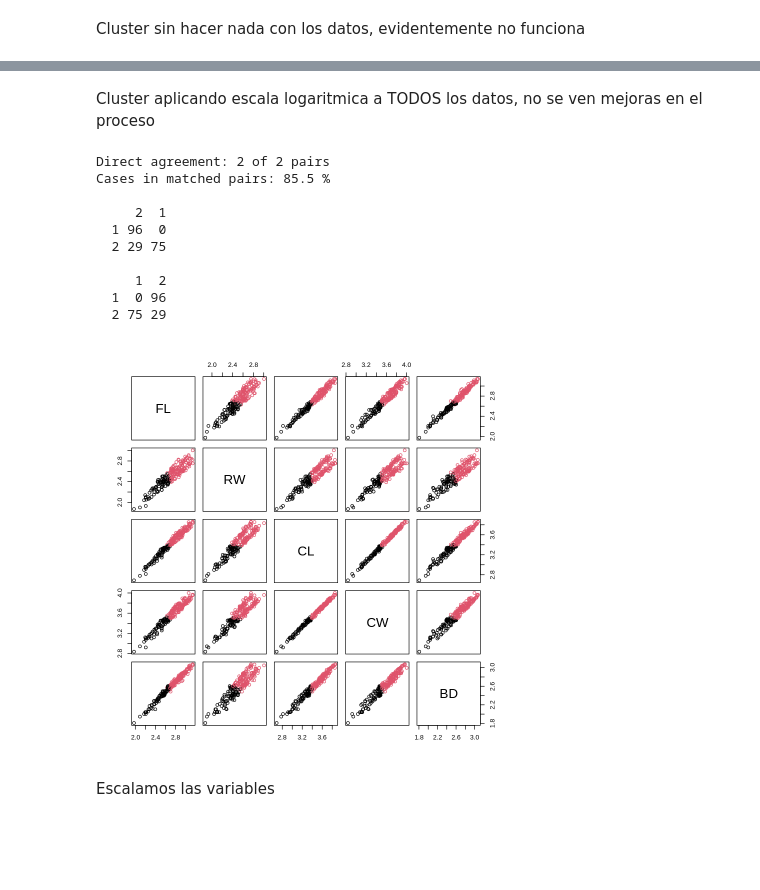
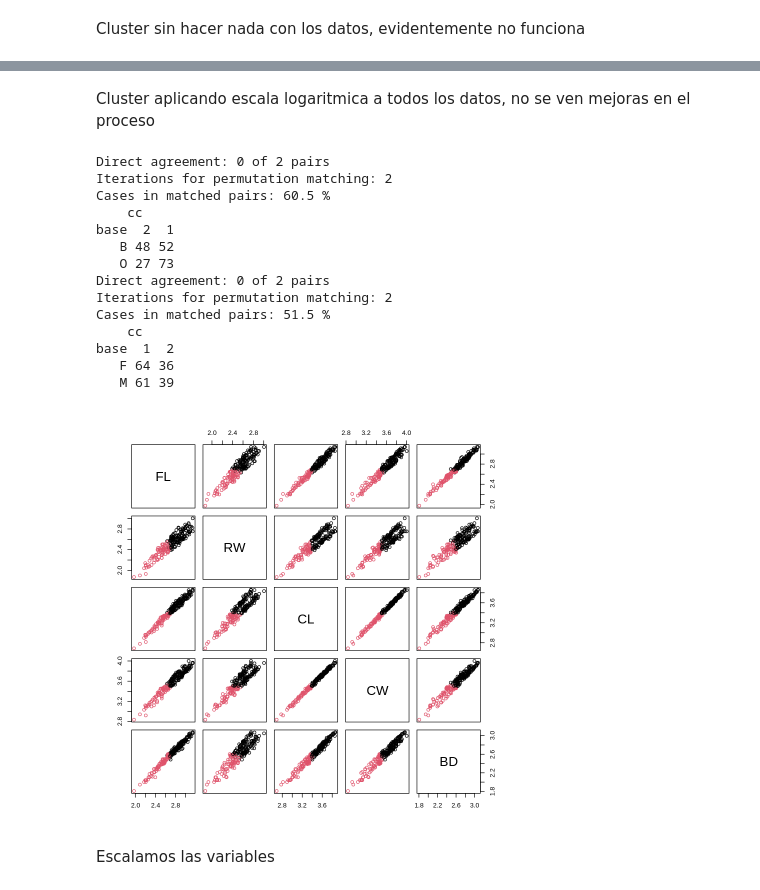
Before and after one commit to AgustinGurvich/TMD, a Jupyter notebook: TMD_TP3.ipynb, the cells around one changed output, grey strips where cells are left out. Drawn from its saved outputs; the diff is of its cells as text; code cells hidden in the pictures; blank space fills up the shorter version.

```diff
--- a/TMD_TP3.ipynb
+++ b/TMD_TP3.ipynb
@@ -28,15 +26,11 @@ also installing the dependency ‘proxy’
  3rd Qu.:42.00   3rd Qu.:16.60
  Max.   :54.60   Max.   :21.60
 [figure]
+# %%
+check.cluster <- function(base,cc){
+  cont.table <- table(base,cc)
+  class.match <- matchClasses(as.matrix(cont.table),method="exact")
+  print(cont.table[,class.match])
+}
 # %% [markdown]
 Cluster sin hacer nada con los datos, evidentemente no funciona
-# %%
-crabs.vars.kmeans <- kmeans(crabs.vars,cent=2)
-plot(crabs.vars, col = crabs.vars.kmeans$cluster)
-
-check.cluster <- function(cc){
-  cont.table <- table(crabs.vars.kmeans$cluster,cc$cluster)
-  class.match <- matchClasses(as.matrix(cont.table),method="exact")
-  print(cont.table[,class.match])
-  print(cont.table)
-}
@@ -45,22 +57,27 @@ check.cluster <- function(cc){
 # %% [markdown]
-Cluster aplicando escala logaritmica a TODOS los datos, no se ven mejoras en el proceso
+Cluster aplicando escala logaritmica a todos los datos, no se ven mejoras en el proceso
 # %%
 crabs.vars.log <- log(crabs.vars)
 cc <- kmeans(crabs.vars.log,cent=2)
 plot(crabs.vars.log, col = cc$cluster)
-check.cluster(cc)
+check.cluster(crabs$sp,cc$cluster)
+check.cluster(crabs$sex,cc$cluster)
 # %% [output]
-Direct agreement: 2 of 2 pairs
-Cases in matched pairs: 85.5 %
-
-     2  1
-  1 96  0
-  2 29 75
-
-     1  2
-  1  0 96
-  2 75 29
+Direct agreement: 0 of 2 pairs
+Iterations for permutation matching: 2
+Cases in matched pairs: 60.5 %
+    cc
+base  2  1
+   B 48 52
+   O 27 73
+Direct agreement: 0 of 2 pairs
+Iterations for permutation matching: 2
+Cases in matched pairs: 51.5 %
+    cc
+base  1  2
+   F 64 36
+   M 61 39
-[figure, old version]
+[figure, new version]
 # %% [markdown]
 Escalamos las variables
 # %%
```
Also changed, not shown: parts of 30 cells of this notebook.
